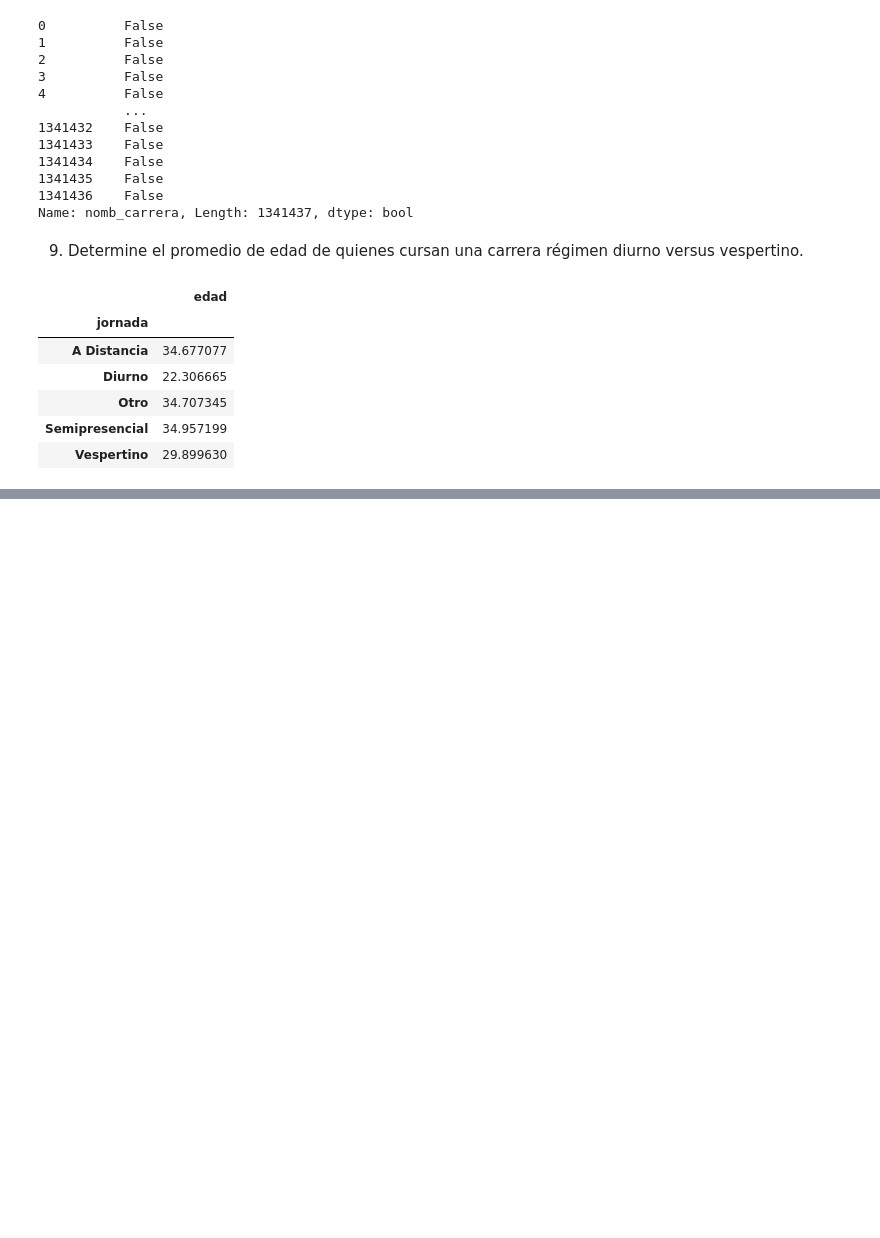
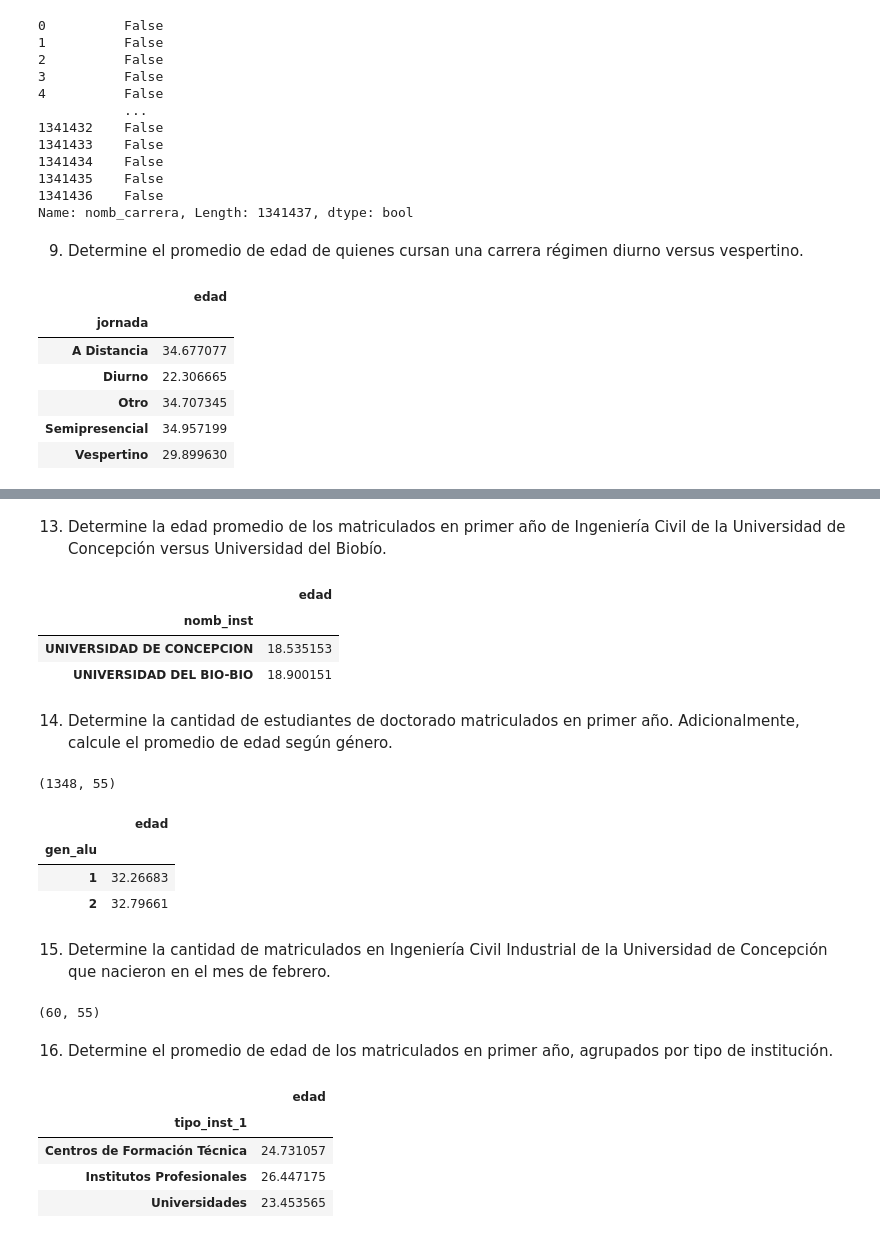
Before and after one commit to cnavarreteliz/data-analysis, a Jupyter notebook: Listado 1.ipynb, the cells around one changed output, grey strips where cells are left out. Drawn from its saved outputs; the diff is of its cells as text; code cells hidden in the pictures; blank space fills up the shorter version.

```diff
--- a/Listado 1.ipynb
+++ b/Listado 1.ipynb
@@ -346,0 +404,46 @@ df.groupby("jornada").agg({"edad": "mean"})
+# %% [markdown]
+13. Determine la edad promedio de los matriculados en primer año de Ingeniería Civil de la Universidad de Concepción versus Universidad del Biobío.
+# %%
+df_13 = df[(df["nomb_carrera"].str.contains("INGENIERIA CIVIL")) \
+    & (df["nomb_inst"].isin(["UNIVERSIDAD DE CONCEPCION", "UNIVERSIDAD DEL BIO-BIO"])) \
+    & (df["anio_ing_carr_act"] == 2023)]
+
+df_13.groupby("nomb_inst").agg({"edad": "mean"})
+# %% [output]
+|  | edad |
+| nomb_inst |  |
+| UNIVERSIDAD DE CONCEPCION | 18.535153 |
+| UNIVERSIDAD DEL BIO-BIO | 18.900151 |
+# %% [markdown]
+14. Determine la cantidad de estudiantes de doctorado matriculados en primer año. Adicionalmente, calcule el promedio de edad según género.
+# %%
+df_14 = df[(df["nivel_carrera_1"] == "Doctorado") & (df["anio_ing_carr_act"] == 2023)]
+df_14.shape
+# %% [output]
+(1348, 55)
+# %%
+df_14.groupby("gen_alu").agg({"edad": "mean"})
+# %% [output]
+|  | edad |
+| gen_alu |  |
+| 1 | 32.26683 |
+| 2 | 32.79661 |
+# %% [markdown]
+15. Determine la cantidad de matriculados en Ingeniería Civil Industrial de la Universidad de Concepción que nacieron en el mes de febrero.
+# %%
+df_15 = df[(df["nomb_carrera"] == "INGENIERIA CIVIL INDUSTRIAL") \
+    & (df["nomb_inst"] == "UNIVERSIDAD DE CONCEPCION") \
+    & (df["fec_nac_alu"].astype(str).str[4:6] == "02")]
+df_15.shape
+# %% [output]
+(60, 55)
+# %% [markdown]
+16. Determine el promedio de edad de los matriculados en primer año, agrupados por tipo de institución.
+# %%
+df[df["anio_ing_carr_act"] == 2023].groupby("tipo_inst_1").agg({"edad": "mean"})
+# %% [output]
+|  | edad |
+| tipo_inst_1 |  |
+| Centros de Formación Técnica | 24.731057 |
+| Institutos Profesionales | 26.447175 |
+| Universidades | 23.453565 |
```
Also changed, not shown: parts of 11 cells of this notebook.
